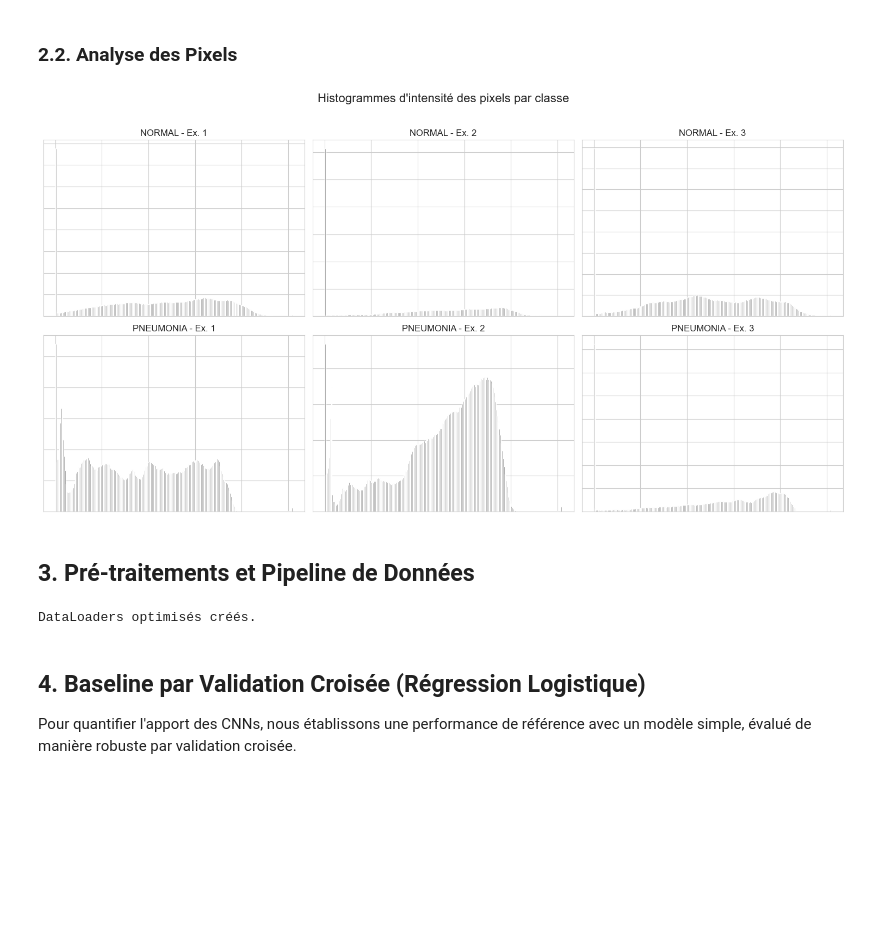
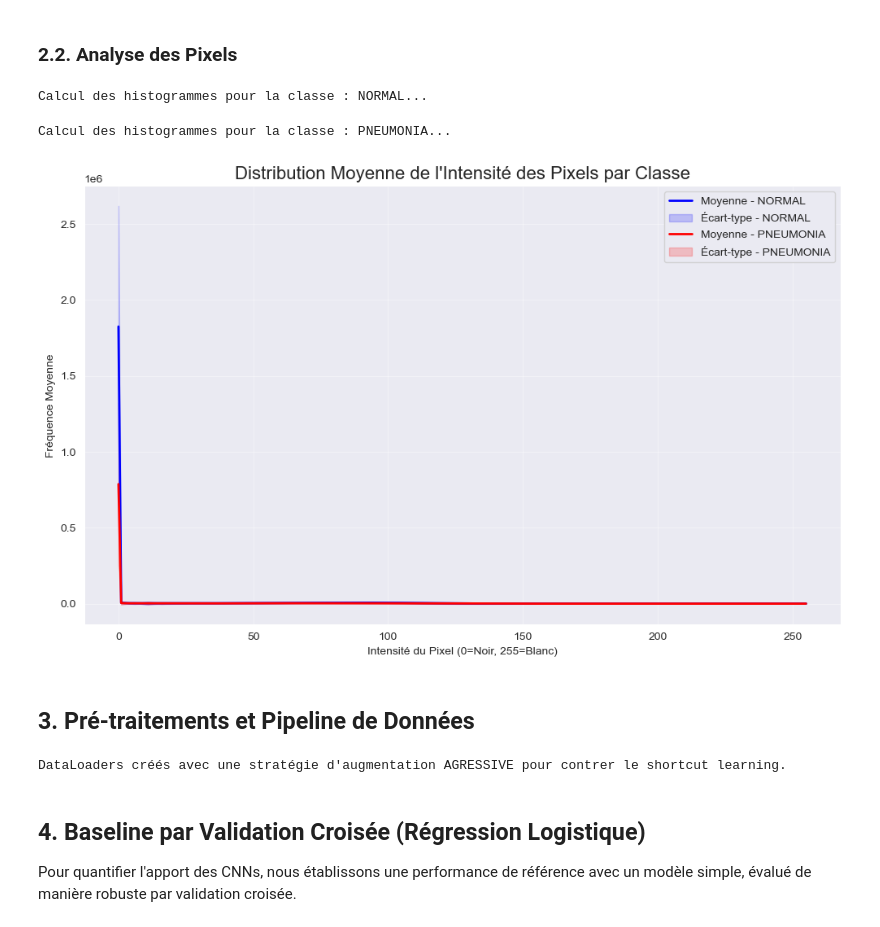
Before and after one commit to XavierSchaefer/Zoidberg, a Jupyter notebook: Zoidberg_unifié.ipynb, the cells around one changed output. Cells and saved outputs as stored; diff of their text form; code cells hidden in the pictures; blank space fills up the shorter version.

Commit message:
Tentatives pour réduire la "triche" du modèle

```diff
--- a/Zoidberg_unifié.ipynb
+++ b/Zoidberg_unifié.ipynb
@@ -45,7 +45,7 @@ random.seed(SEED); np.random.seed(SEED); torch.manual_seed(SEED)
 print(f"Utilisation du device : {device}")
 
 # Chemins
-BASE_DIR = Path('./data')
+BASE_DIR = Path('./data_segmented')
 TRAIN_DIR, VAL_DIR, TEST_DIR = BASE_DIR / 'train', BASE_DIR / 'val', BASE_DIR / 'test'
 
 # Paramètres du problème (2 classes)
@@ -86,61 +86,99 @@ plt.show()
 # %% [markdown]
 ### 2.2. Analyse des Pixels
 # %%
-def plot_pixel_histograms(n_samples=3):
-    fig, axs = plt.subplots(len(CLASSES), n_samples, figsize=(15, 8))
-    fig.suptitle('Histogrammes d\'intensité des pixels par classe', fontsize=16)
-    for i, class_name in enumerate(CLASSES):
+def plot_mean_pixel_histograms():
+    """Calcule et affiche les histogrammes de pixels moyens pour chaque classe."""
+    plt.figure(figsize=(12, 7))
+    colors = {'NORMAL': 'blue', 'PNEUMONIA': 'red'}
+
+    for class_name in CLASSES:
+        print(f"Calcul des histogrammes pour la classe : {class_name}...")
+
+        # Charger toutes les images d'une classe et calculer leur histogramme
+        all_histograms = []
         image_files = list((TRAIN_DIR / class_name).glob('*.jpeg'))
-        sample_files = random.sample(image_files, n_samples)
-        for j, file_path in enumerate(sample_files):
-            img = Image.open(file_path).convert('L')
-            axs[i, j].hist(np.array(img).ravel(), bins=256, color='gray')
-            axs[i, j].set_title(f'{class_name} - Ex. {j+1}')
-            axs[i, j].set_yticklabels([]); axs[i, j].set_xticklabels([])
-    plt.tight_layout(rect=[0, 0, 1, 0.96])
+
+        # Utiliser un échantillon pour la rapidité si le dataset est très grand
+        sample_files = random.sample(image_files, min(len(image_files), 500))
+
+        for file_path in tqdm(sample_files, desc=f"Traitement {class_name}"):
+            with Image.open(file_path).convert('L') as img:
+                hist, _ = np.histogram(img, bins=256, range=(0, 256))
+                all_histograms.append(hist)
+
+        # Calculer la moyenne et l'écart-type des histogrammes
+        mean_hist = np.mean(all_histograms, axis=0)
+        std_hist = np.std(all_histograms, axis=0)
+
+        # Afficher la courbe moyenne et la zone d'écart-type
+        plt.plot(mean_hist, label=f'Moyenne - {class_name}', color=colors[class_name], lw=2)
+        plt.fill_between(range(256), mean_hist - std_hist, mean_hist + std_hist,
+                         color=colors[class_name], alpha=0.2, label=f'Écart-type - {class_name}')
+
+    plt.title('Distribution Moyenne de l\'Intensité des Pixels par Classe', fontsize=16)
+    plt.xlabel('Intensité du Pixel (0=Noir, 255=Blanc)')
+    plt.ylabel('Fréquence Moyenne')
+    plt.legend()
+    plt.grid(alpha=0.4)
     plt.show()
 
-plot_pixel_histograms()
+plot_mean_pixel_histograms()
 # %% [output]
+Calcul des histogrammes pour la classe : NORMAL...
+Calcul des histogrammes pour la classe : PNEUMONIA...
-[figure, old version]
+[figure, new version]
 # %% [markdown]
 ## 3. Pré-traitements et Pipeline de Données
 # %%
 data_tf = {
     'train': transforms.Compose([
-        transforms.Resize((IMAGE_SIZE, IMAGE_SIZE)),
+        # CORRECTION 1 : RandomResizedCrop est très puissant contre les raccourcis de bord.
+        # Il zoome sur une partie aléatoire de l'image, rognant souvent les marqueurs textuels.
+        transforms.RandomResizedCrop(IMAGE_SIZE, scale=(0.85, 1.0)),
+
         transforms.RandomHorizontalFlip(),
-        transforms.RandomRotation(15),
-        transforms.ColorJitter(0.1, 0.1, 0.1),
+
+        # CORRECTION 2 : On augmente l'angle de rotation.
+        transforms.RandomRotation(20),
+
+        # CORRECTION 3 : On augmente les variations de luminosité et de contraste.
+        transforms.ColorJitter(brightness=0.2, contrast=0.2),
+
         transforms.ToTensor(),
         transforms.Normalize([.485, .456, .406], [.229, .224, .225])
     ]),
+    # On ne touche pas aux transformations de validation et de test.
     'val_test': transforms.Compose([
         transforms.Resize((IMAGE_SIZE, IMAGE_SIZE)),
         transforms.ToTensor(),
         transforms.Normalize([.485, .456, .406], [.229, .224, .225])
     ])
 }
+
 ds = {
     'train': datasets.ImageFolder(TRAIN_DIR, data_tf['train']),
     'val': datasets.ImageFolder(VAL_DIR, data_tf['val_test']),
     'test': datasets.ImageFolder(TEST_DIR, data_tf['val_test'])
 }
+
 targets = ds['train'].targets
 class_counts = np.bincount(targets)
 class_weights_sampler = 1. / torch.tensor(class_counts, dtype=torch.float)
 sample_weights = np.array([class_weights_sampler[t] for t in targets])
 sampler = WeightedRandomSampler(weights=sample_weights, num_samples=len(sample_weights), replacement=True)
+
 pos_weight = torch.tensor([class_counts[0] / class_counts[1]], device=device)
+
 num_w = os.cpu_count() // 2 if os.cpu_count() > 1 else 0
 dl = {
     'train': DataLoader(ds['train'], BATCH_SIZE, sampler=sampler, num_workers=num_w, pin_memory=True),
     'val': DataLoader(ds['val'], BATCH_SIZE, shuffle=False, num_workers=num_w, pin_memory=True),
     'test': DataLoader(ds['test'], BATCH_SIZE, shuffle=False, num_workers=num_w, pin_memory=True)
 }
-print("DataLoaders optimisés créés.")
+
+print("DataLoaders créés avec une stratégie d'augmentation AGRESSIVE pour contrer le shortcut learning.")
 # %% [output]
-DataLoaders optimisés créés.
+DataLoaders créés avec une stratégie d'augmentation AGRESSIVE pour contrer le shortcut learning.
 # %% [markdown]
 ## 4. Baseline par Validation Croisée (Régression Logistique)
 Pour quantifier l'apport des CNNs, nous établissons une performance de référence avec un modèle simple, évalué de manière robuste par validation croisée.
```
Also changed, not shown: parts of 8 cells of this notebook.
